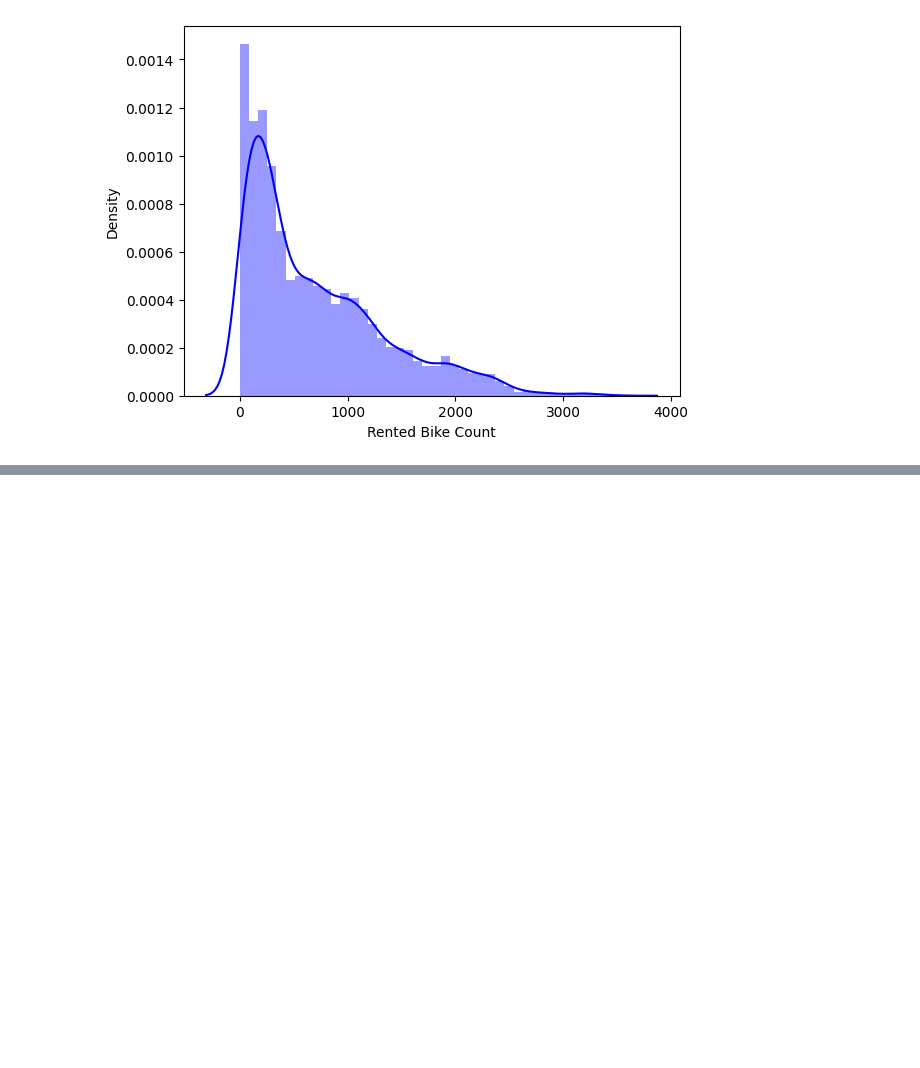
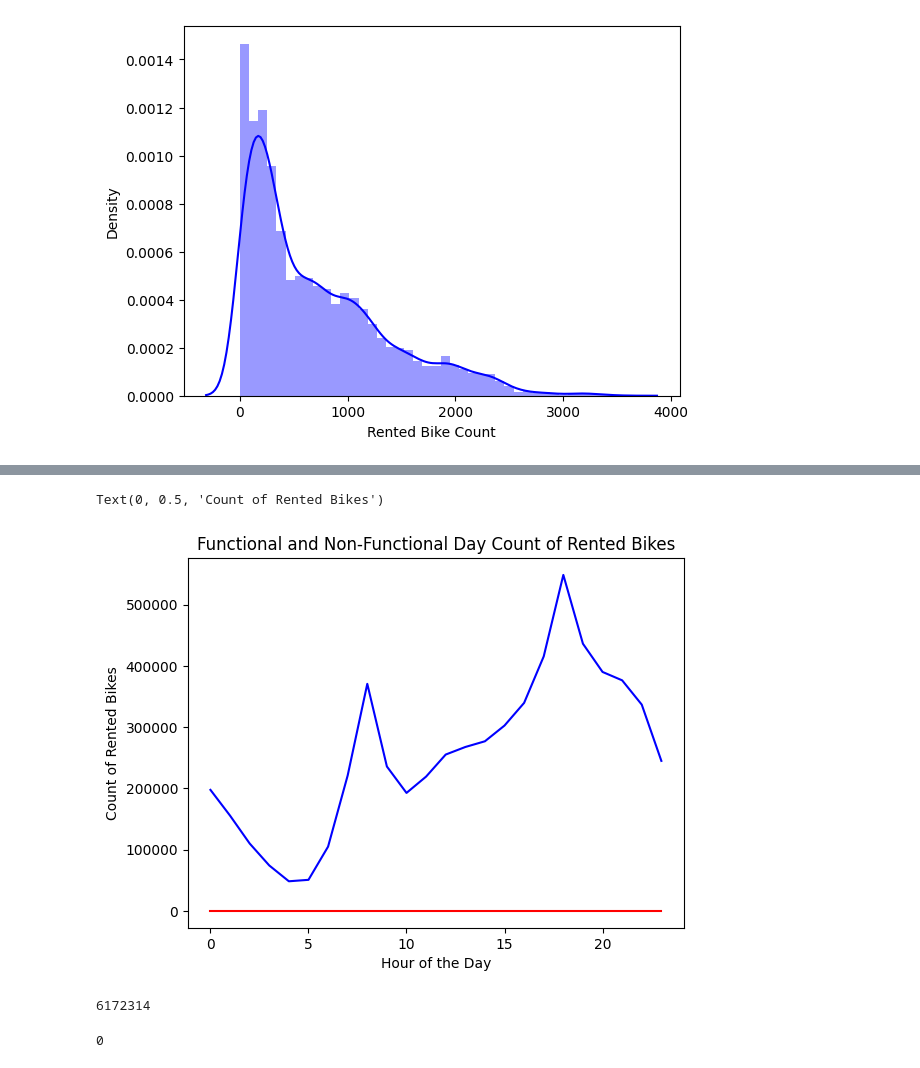
Before and after one commit to rajkumarshedage/Bike-Sharing-Demand-Prediction, a Jupyter notebook: Bike_Sharing_Demand_Prediction.ipynb, the cells around one changed output, grey strips where cells are left out. Saved outputs shown, nothing was run; the diff lists cells and outputs as text; code cells hidden in the pictures; blank space fills up the shorter version.

```diff
--- a/Bike_Sharing_Demand_Prediction.ipynb
+++ b/Bike_Sharing_Demand_Prediction.ipynb
@@ -269,0 +432,34 @@ sns.distplot(df['Rented Bike Count'], color = 'blue' , label = 'All')
+# %%
+## Creating two separate dataframes for functional days and non-functional days
+
+functional_days = df[df['Functioning Day'] == 'Yes']
+non_functional_days = df[df['Functioning Day'] == 'No']
+
+## Plot the count of rented bikes for functional days
+
+functional_days.groupby('Hour')['Rented Bike Count'].sum().plot(kind='line', color='blue', label='Functional Days')
+
+## Plot the count of rented bikes for non-functional days
+
+non_functional_days.groupby('Hour')['Rented Bike Count'].sum().plot(kind='line', color='red', label='Non-Functional Days')
+
+## Add the title and labels
+
+plt.title('Functional and Non-Functional Day Count of Rented Bikes')
+plt.xlabel('Hour of the Day')
+plt.ylabel('Count of Rented Bikes')
+# %% [output]
+Text(0, 0.5, 'Count of Rented Bikes')
+[figure, added]
+# %%
+## Total Rented Bike Count on functional day
+
+functional_days['Rented Bike Count'].sum()
+# %% [output]
+6172314
+# %%
+## Total Rented Bike Count on non functional day
+
+non_functional_days['Rented Bike Count'].sum()
+# %% [output]
+0
```
Also changed, not shown: parts of 13 cells of this notebook.
